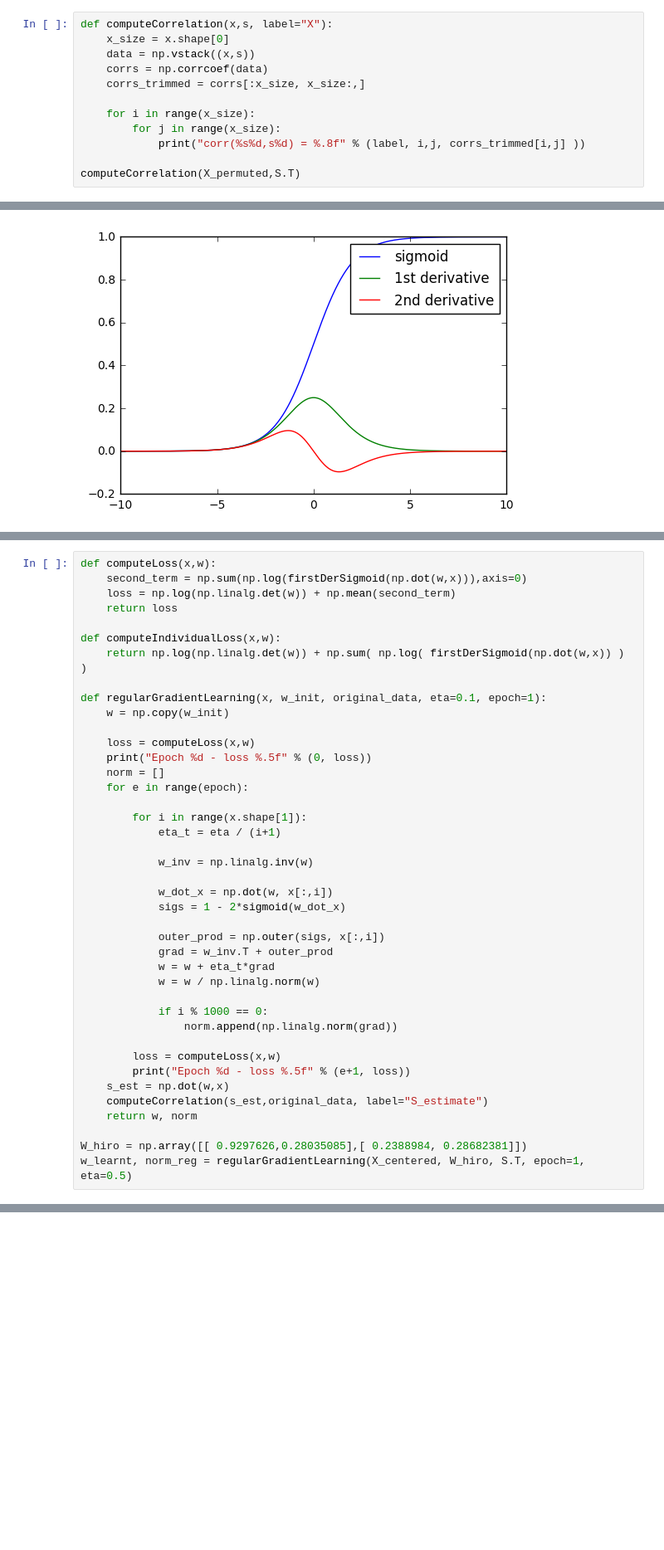
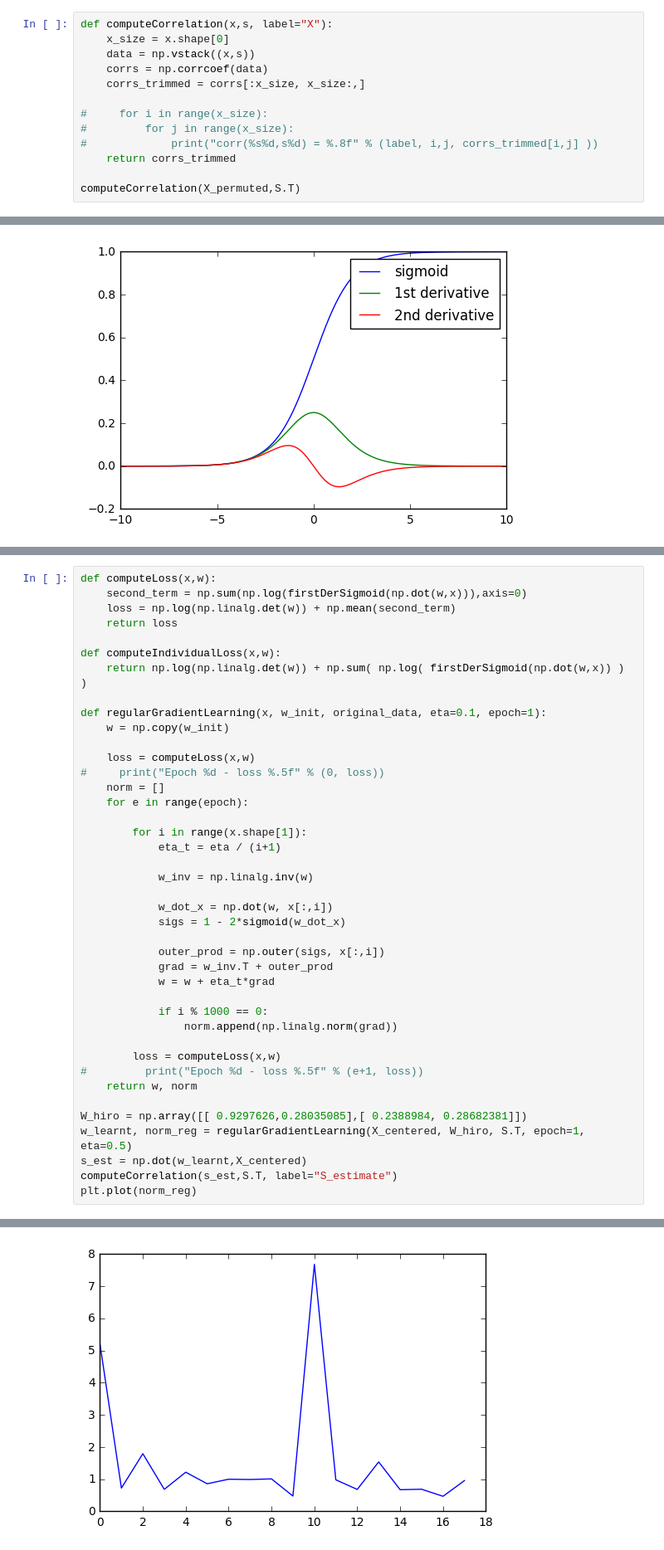
Before and after one commit to p16i/course-machine-intelligence-2, a Jupyter notebook: w5-ica/ICA.ipynb, the cells around one changed output, grey strips where cells are left out. Shown at 83% size. Saved outputs shown, nothing was run; the diff lists cells and outputs as text; blank space fills up the shorter version.

```diff
--- a/w5-ica/ICA.ipynb
+++ b/w5-ica/ICA.ipynb
@@ -55,9 +55,10 @@ def computeCorrelation(x,s, label="X"):
     corrs = np.corrcoef(data)
     corrs_trimmed = corrs[:x_size, x_size:,]
 
-    for i in range(x_size):
-        for j in range(x_size):
-            print("corr(%s%d,s%d) = %.8f" % (label, i,j, corrs_trimmed[i,j] ))
+#     for i in range(x_size):
+#         for j in range(x_size):
+#             print("corr(%s%d,s%d) = %.8f" % (label, i,j, corrs_trimmed[i,j] ))
+    return corrs_trimmed
 
 computeCorrelation(X_permuted,S.T)
 # %% [output]
@@ -130,7 +131,7 @@ def regularGradientLearning(x, w_init, original_data, eta=0.1, epoch=1):
     w = np.copy(w_init)
 
     loss = computeLoss(x,w)
-    print("Epoch %d - loss %.5f" % (0, loss))
+#     print("Epoch %d - loss %.5f" % (0, loss))
     norm = []
     for e in range(epoch):
 
@@ -145,17 +146,17 @@ def regularGradientLearning(x, w_init, original_data, eta=0.1, epoch=1):
             outer_prod = np.outer(sigs, x[:,i])
             grad = w_inv.T + outer_prod
             w = w + eta_t*grad
-            w = w / np.linalg.norm(w)
 
             if i % 1000 == 0:
                 norm.append(np.linalg.norm(grad))
 
         loss = computeLoss(x,w)
-        print("Epoch %d - loss %.5f" % (e+1, loss))
-    s_est = np.dot(w,x)
-    computeCorrelation(s_est,original_data, label="S_estimate")
+#         print("Epoch %d - loss %.5f" % (e+1, loss))
     return w, norm
 
 W_hiro = np.array([[ 0.9297626,0.28035085],[ 0.2388984, 0.28682381]])
 w_learnt, norm_reg = regularGradientLearning(X_centered, W_hiro, S.T, epoch=1, eta=0.5)
+s_est = np.dot(w_learnt,X_centered)
+computeCorrelation(s_est,S.T, label="S_estimate")
+plt.plot(norm_reg)
 # %% [output]
@@ -168,3 +164,4 @@ corr(S_estimate1,s1) = 0.62681959
+[figure, added]
 # %%
 def naturalGradientLearning(x, w_init, original_data, eta=0.1, epoch=1):
     w = np.copy(w_init) / np.linalg.norm(w_init)
```
Also changed, not shown: parts of 23 cells of this notebook.
